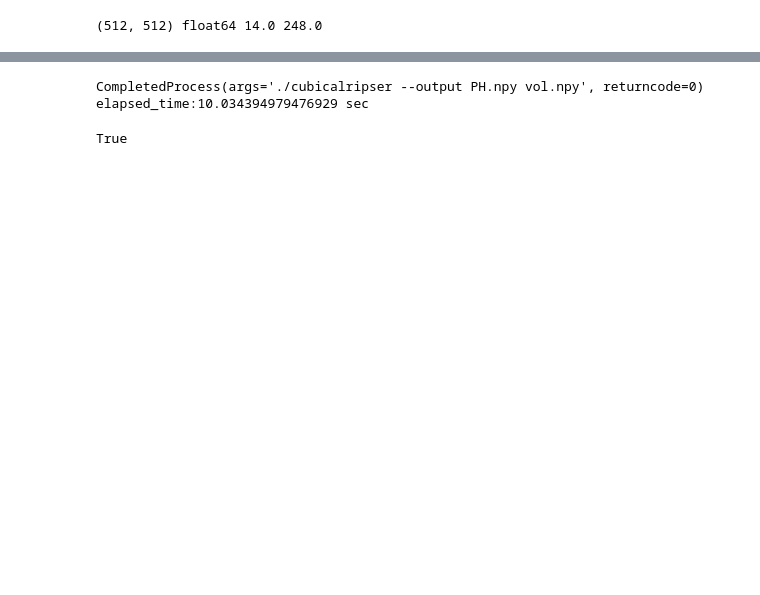
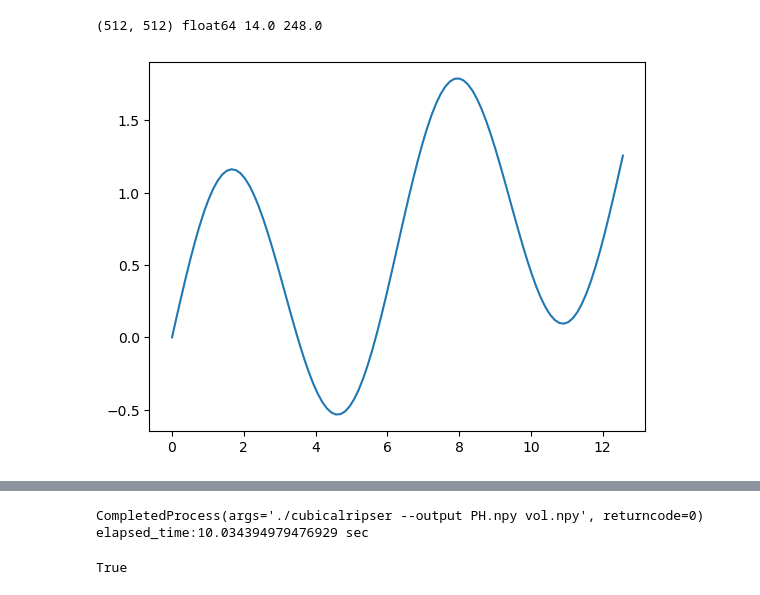
Before and after one commit to shizuo-kaji/CubicalRipser_3dim, a Jupyter notebook: demo/cubicalripser.ipynb, the cells around one changed output, grey strips where cells are left out. Cells and saved outputs as stored; diff of their text form; code cells hidden in the pictures; blank space fills up the shorter version.

```diff
--- a/demo/cubicalripser.ipynb
+++ b/demo/cubicalripser.ipynb
@@ -132,2 +135,10 @@ print(img.shape, img.dtype, np.min(img),np.max(img))
 # %% [output]
 (512, 512) float64 14.0 248.0
+# %%
+## 1D example (scalar timeseries)
+x = np.linspace(0,4*np.pi,100)
+img = np.sin(x)+0.1*x
+plt.plot(x,img)
+pd = cr.computePH(img)
+# %% [output]
+[figure, added]
```
Also changed, not shown: parts of 6 cells of this notebook, 4 other files.
